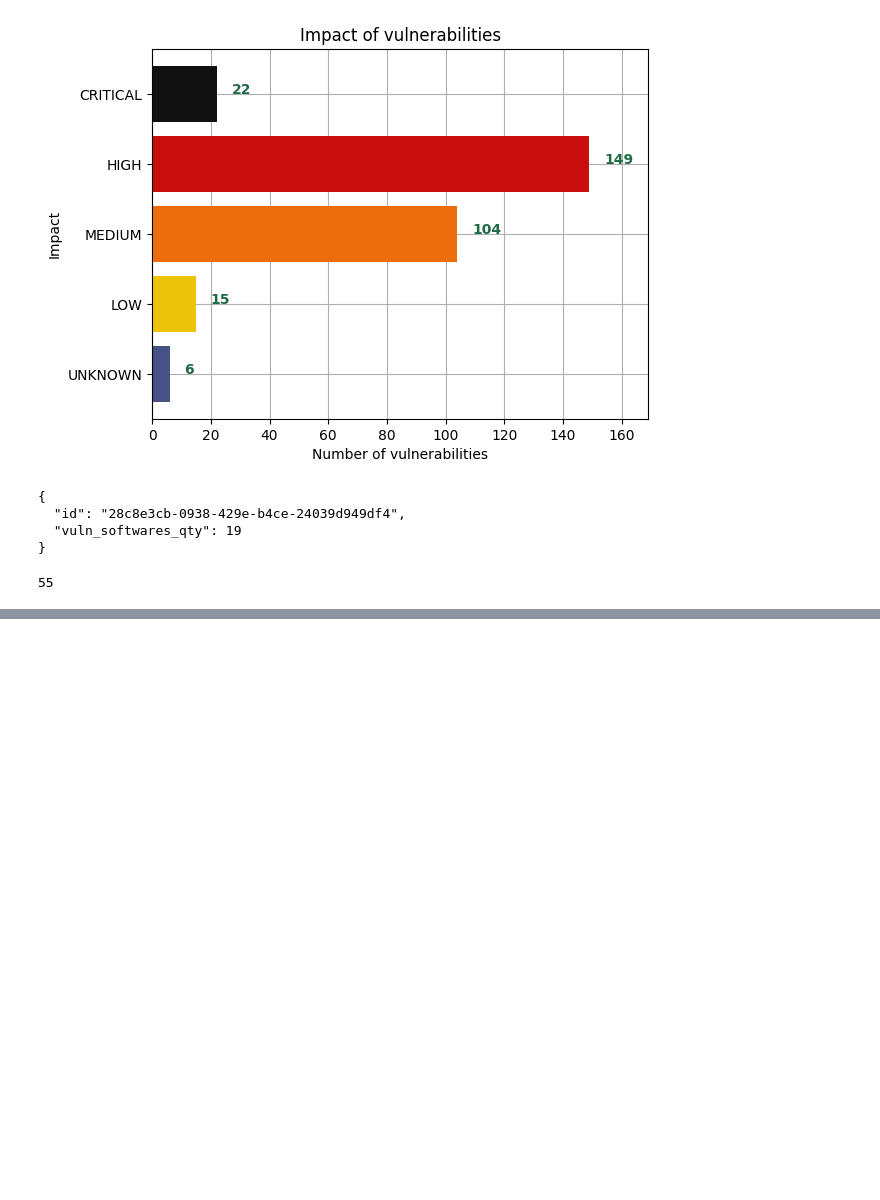
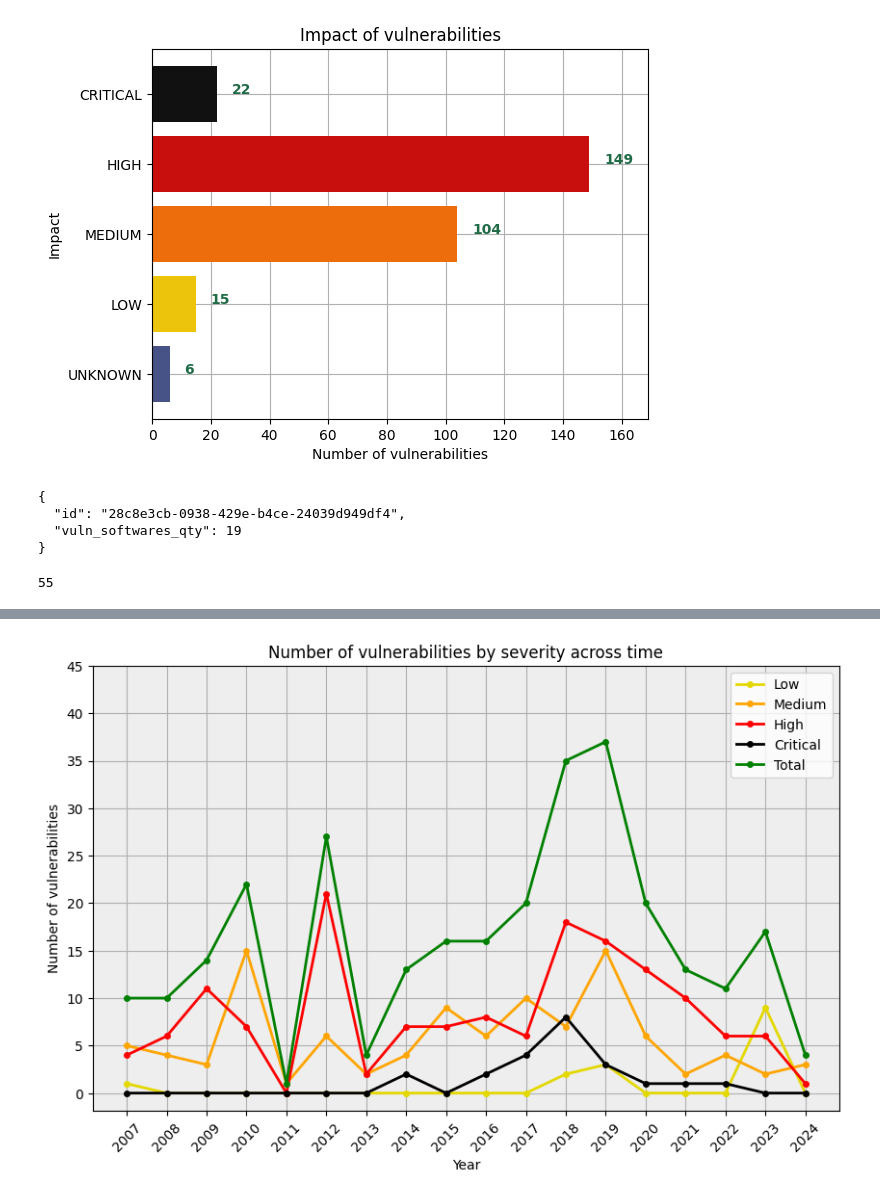
Before and after one commit to SebasGalindo/Final-Proyect-Data-Science, a Jupyter notebook: Notebook/AnalisysCharts.ipynb, the cells around one changed output, grey strips where cells are left out. Saved outputs shown, nothing was run; the diff lists cells and outputs as text; code cells hidden in the pictures; blank space fills up the shorter version.

```diff
--- a/Notebook/AnalisysCharts.ipynb
+++ b/Notebook/AnalisysCharts.ipynb
@@ -247,0 +332,5 @@ chart_top_ten_riskiest_vulnerabilities()
+# %%
+vulnerable_softwares = get_vulnerable_softwares()
+qty_vulns_severity_across_time(vulnerable_softwares)
+# %% [output]
+[figure, added]
```
Also changed, not shown: parts of 8 cells of this notebook.
